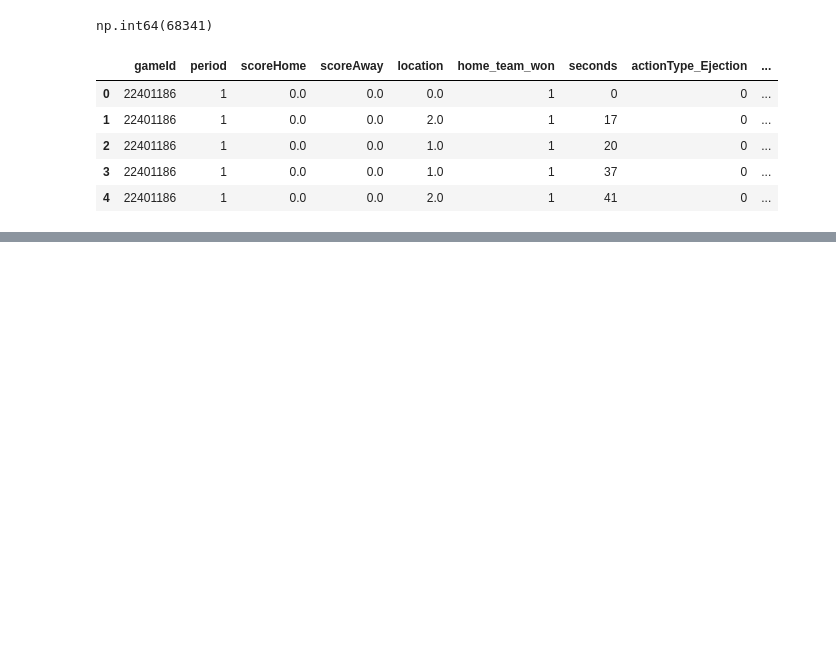
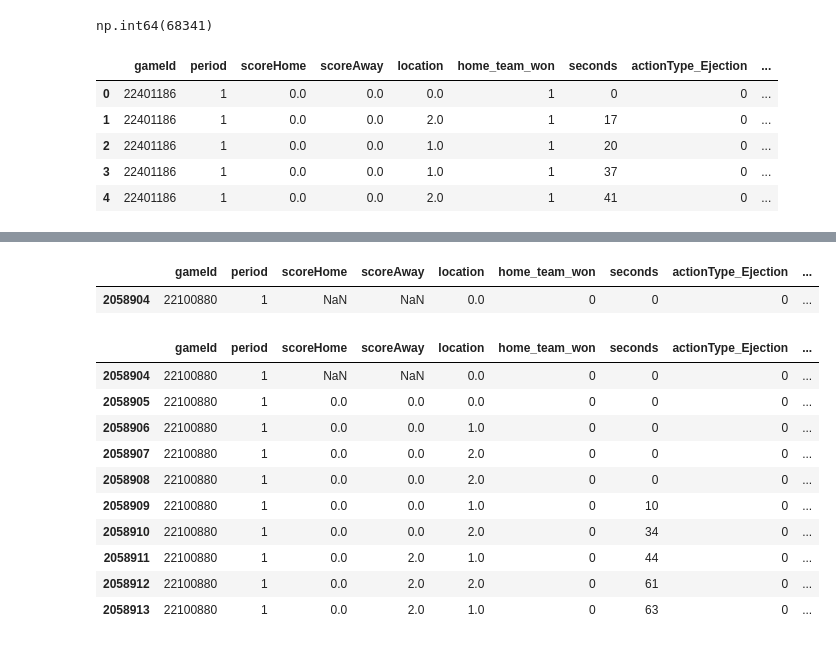
Before and after one commit to htaheri17/Real-Time-Win-Probability-Predictor, a Jupyter notebook: notebooks/win_probability_model.ipynb, the cells around one changed output, grey strips where cells are left out. Saved outputs shown, nothing was run; the diff lists cells and outputs as text; code cells hidden in the pictures; blank space fills up the shorter version.

```diff
--- a/notebooks/win_probability_model.ipynb
+++ b/notebooks/win_probability_model.ipynb
@@ -337,0 +378,20 @@ df.head()
+# %%
+# check which row in the dataframe has the null values
+df[df["scoreHome"].isna()]
+# %% [output]
+|  | gameId | period | scoreHome | scoreAway | location | home_team_won | seconds | actionType_Ejection | ... |
+| 2058904 | 22100880 | 1 | NaN | NaN | 0.0 | 0 | 0 | 0 | ... |
+# %%
+df[2058904:2058914]
+# %% [output]
+|  | gameId | period | scoreHome | scoreAway | location | home_team_won | seconds | actionType_Ejection | ... |
+| 2058904 | 22100880 | 1 | NaN | NaN | 0.0 | 0 | 0 | 0 | ... |
+| 2058905 | 22100880 | 1 | 0.0 | 0.0 | 0.0 | 0 | 0 | 0 | ... |
+| 2058906 | 22100880 | 1 | 0.0 | 0.0 | 1.0 | 0 | 0 | 0 | ... |
+| 2058907 | 22100880 | 1 | 0.0 | 0.0 | 2.0 | 0 | 0 | 0 | ... |
+| 2058908 | 22100880 | 1 | 0.0 | 0.0 | 2.0 | 0 | 0 | 0 | ... |
+| 2058909 | 22100880 | 1 | 0.0 | 0.0 | 1.0 | 0 | 10 | 0 | ... |
+| 2058910 | 22100880 | 1 | 0.0 | 0.0 | 2.0 | 0 | 34 | 0 | ... |
+| 2058911 | 22100880 | 1 | 0.0 | 2.0 | 1.0 | 0 | 44 | 0 | ... |
+| 2058912 | 22100880 | 1 | 0.0 | 2.0 | 2.0 | 0 | 61 | 0 | ... |
+| 2058913 | 22100880 | 1 | 0.0 | 2.0 | 1.0 | 0 | 63 | 0 | ... |
```
Also changed, not shown: parts of 7 cells of this notebook.
